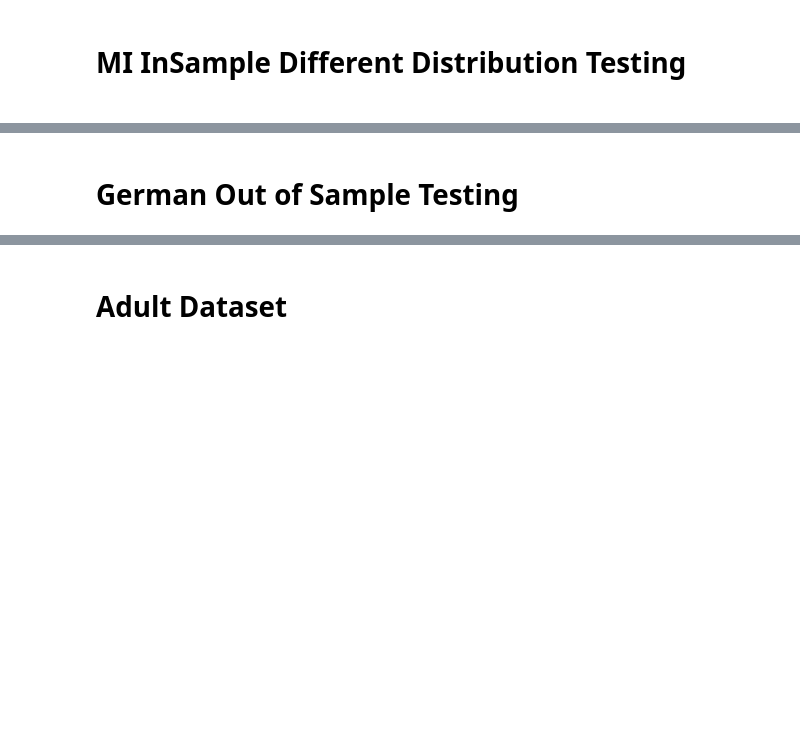
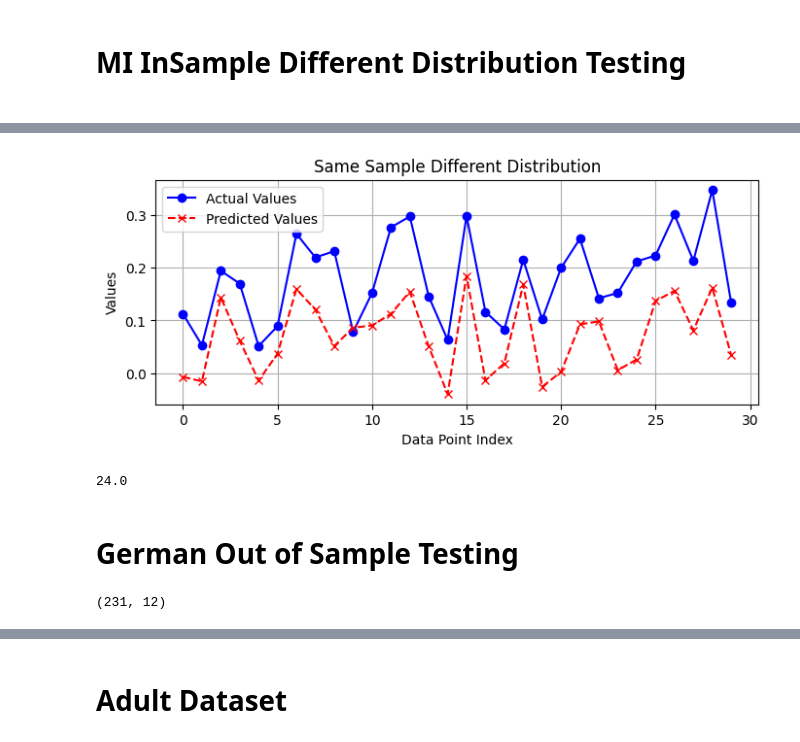
Before and after one commit to KevinChittilapilly/Fairness-Research, a Jupyter notebook: Research.ipynb, the cells around one changed output, grey strips where cells are left out. Drawn from its saved outputs; the diff is of its cells as text; code cells hidden in the pictures; blank space fills up the shorter version.

Commit message:
Added experiments for metafeatures

```diff
--- a/Research.ipynb
+++ b/Research.ipynb
@@ -1018,7 +1090,7 @@ with open(model_pkl_file, 'wb') as file:
     pickle.dump(model, file)
 # %%
 import pickle
-
+model_pkl_file = "acs_income_model.pkl"
 # Load the saved model from the pickle file
 with open(model_pkl_file, 'rb') as file:
     model = pickle.load(file)
@@ -1125,2 +1214,23 @@ for i in range(30):
+# %%
+# Creating a line chart for original vs predicted values
+
+plt.figure(figsize=(8, 3))
+
+# Plotting both the actual and predicted values
+plt.plot(y_test[0:30], label='Actual Values', marker='o', linestyle='-', color='blue')
+plt.plot(predictions[0:30], label='Predicted Values', marker='x', linestyle='--', color='red')
+
+plt.title('Same Sample Different Distribution')
+plt.xlabel('Data Point Index')
+plt.ylabel('Values')
+plt.legend()
+plt.grid(True)
+plt.show()
+# %% [output]
+[figure, added]
+# %%
+german_helper.calculate_margins(y_test,predictions,0.10)
+# %% [output]
+24.0
 # %% [markdown]
 <h1> German Out of Sample Testing</h1>
@@ -1127,3 +1258,8 @@ for i in range(30):
+# %%
+metafeatures_df_test.dropna(subset=['target'], inplace=True)
+metafeatures_df_test.shape
+# %% [output]
+(231, 12)
 # %%
 X_test = metafeatures_df_test.drop('target', axis=1)
 y_test = metafeatures_df_test['target']
```
Also changed, not shown: parts of 32 cells of this notebook, 8 other files.
